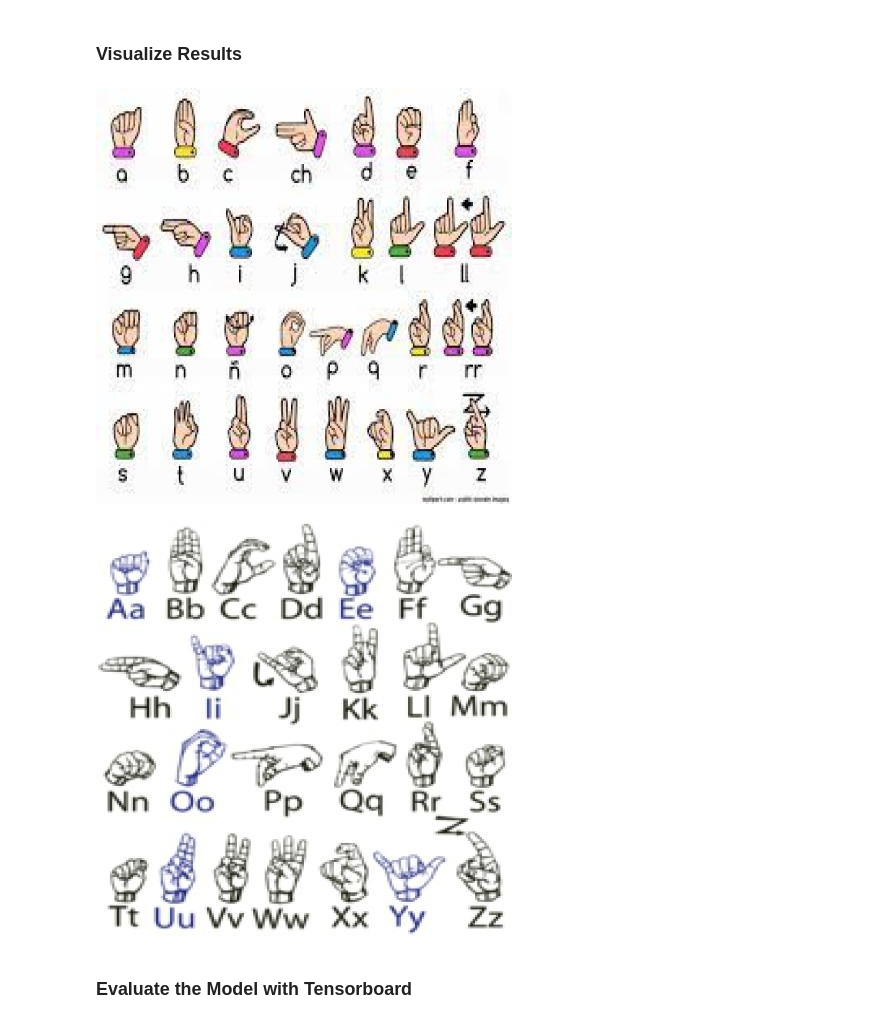
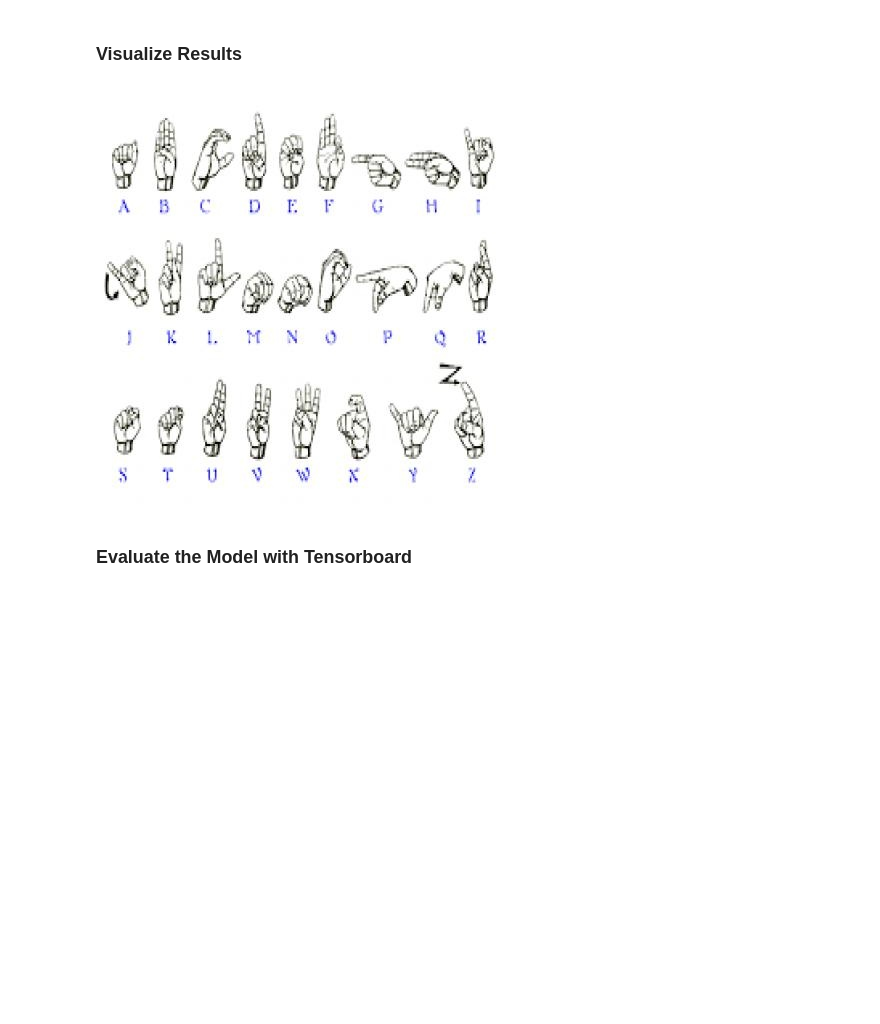
Before and after one commit to USAFADFCS/cs471-pex-5-fall-2021-jimmy-mcgoldrick, a Jupyter notebook: PEX_5_McGoldrick.ipynb, the cells around one changed output. Saved outputs shown, nothing was run; the diff lists cells and outputs as text; code cells hidden in the pictures; blank space fills up the shorter version.

```diff
--- a/PEX_5_McGoldrick.ipynb
+++ b/PEX_5_McGoldrick.ipynb
@@ -220,12 +230,11 @@ GROUND TRUTH TRAINING DATA:
 # %%
 #display inference on ALL test images
 #this looks much better with longer training above
-for imageName in glob.glob('/content/yolov5/runs/detect/exp6/*.jpg'): #assuming JPG
+for imageName in glob.glob('/content/yolov5/runs/detect/output/*.jpg'): #assuming JPG
     display(Image(filename=imageName))
     print("\n")
 # %% [output]
-[figure, old version]
+[figure, new version]
-[figure, removed]
 # %% [markdown]
 ### Evaluate the Model with Tensorboard
 # %%
```
Also changed, not shown: parts of 12 cells of this notebook, 1 other file.
